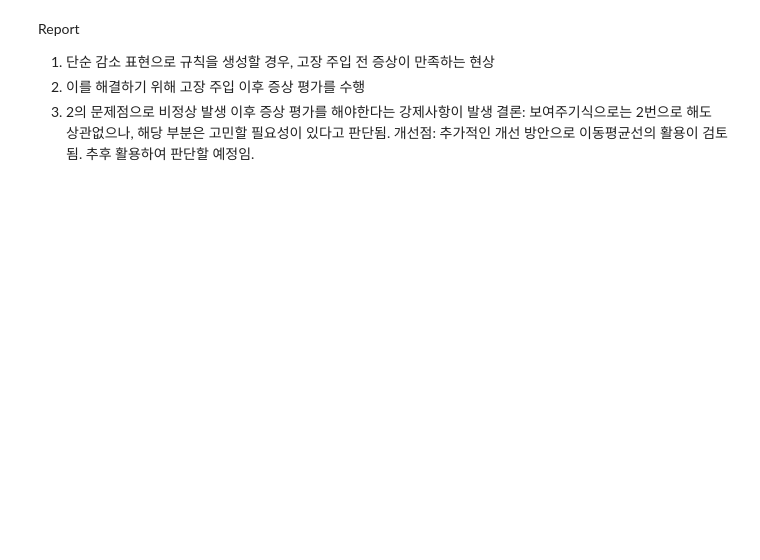
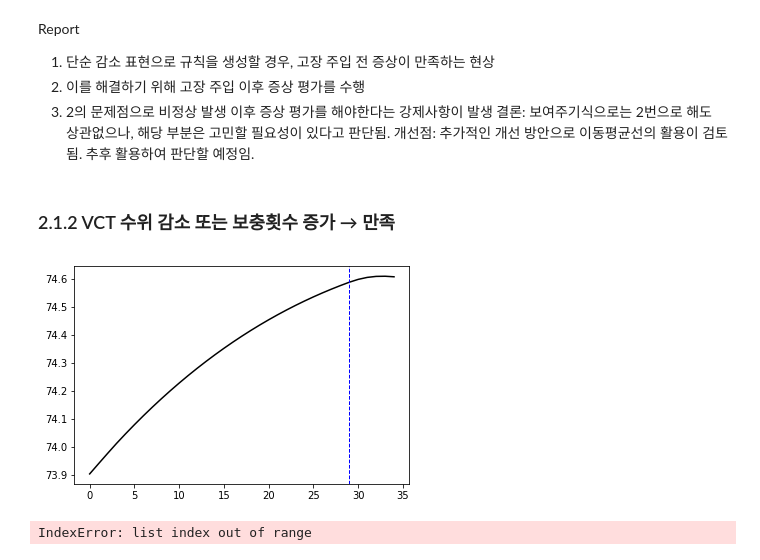
Before and after one commit to Jonghyun-Kim-73/CRONI_Project, a Jupyter notebook: Abnormal_Procedure_Verification/Verif_23_06.ipynb, the cells around one changed output. Saved outputs shown, nothing was run; the diff lists cells and outputs as text; code cells hidden in the pictures; blank space fills up the shorter version.

```diff
--- a/Abnormal_Procedure_Verification/Verif_23_06.ipynb
+++ b/Abnormal_Procedure_Verification/Verif_23_06.ipynb
@@ -55,3 +54,22 @@ Report
 3. 2의 문제점으로 비정상 발생 이후 증상 평가를 해야한다는 강제사항이 발생
 결론: 보여주기식으로는 2번으로 해도 상관없으나, 해당 부분은 고민할 필요성이 있다고 판단됨.
 개선점: 추가적인 개선 방안으로 이동평균선의 활용이 검토됨. 추후 활용하여 판단할 예정임.
+# %% [markdown]
+### 2.1.2 VCT 수위 감소 또는 보충횟수 증가 → 만족
+# %%
+# ZVCT : VCT 수위
+plt.plot(db['ZVCT'], color='k') # -> 수위 감소 확인
+vline = plt.axvline(29, color='b', linestyle='--', linewidth=1)
+# %% [output]
+[figure, added]
+# %%
+vct_level = []
+for i in range(len(db)):
+    if i > 29:
+        sym_ch[2].append(db['ZVCT'][i])
+    if len(sym_ch[2]) == 5:
+        if sym_ch[2][0] > sym_ch[2][1] > sym_ch[2][2] > sym_ch[2][3] > sym_ch[2][4]:
+            vct_level.append(i+1)
+print(f'최초 VCT 수위 감소 증상 만족 시간 : {vct_level[0]}초')
+# %% [output]
+IndexError: list index out of range
```
Also changed, not shown: parts of 35 cells of this notebook, 1 other file.
